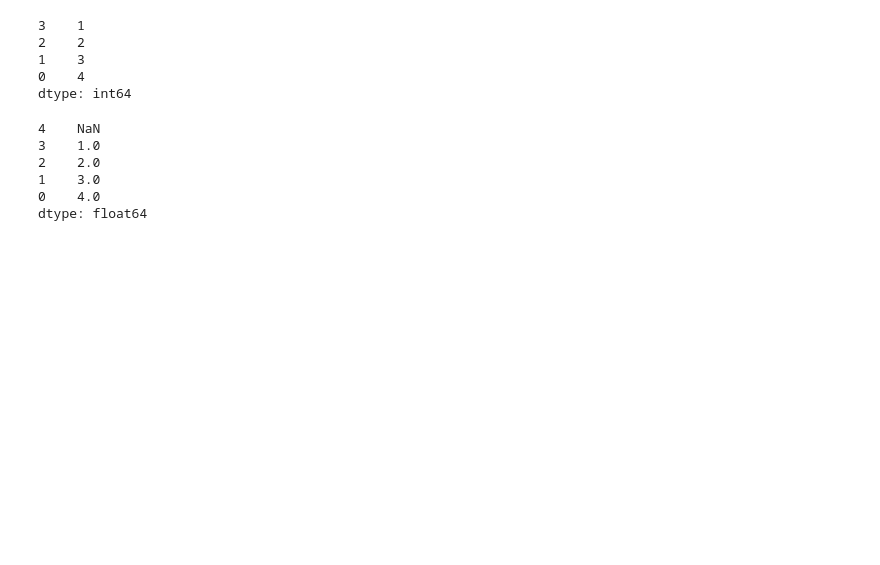
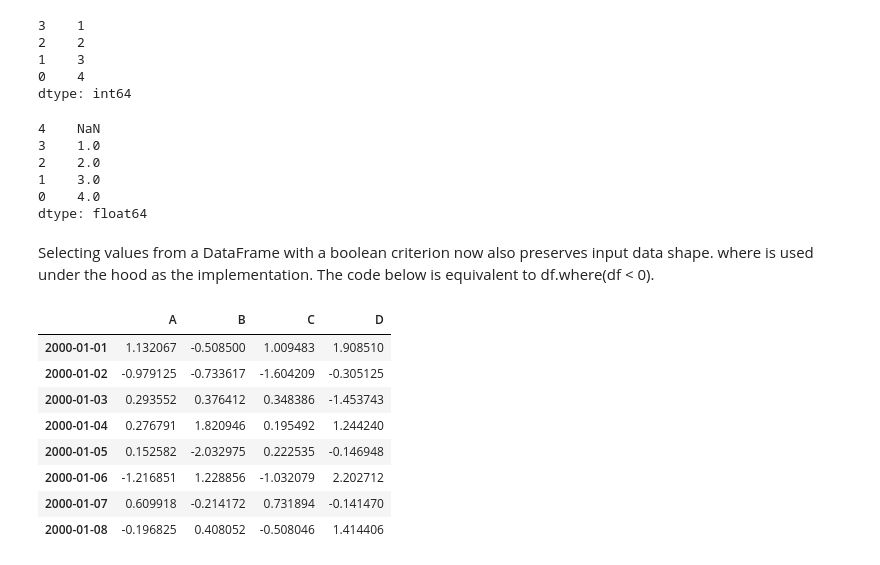
Before and after one commit to Raghushaf/Data_Study_Kaggle, a Jupyter notebook: pandas-learn-practise.ipynb, the cells around one changed output. Saved outputs shown, nothing was run; the diff lists cells and outputs as text; code cells hidden in the pictures; blank space fills up the shorter version.

```diff
--- a/pandas-learn-practise.ipynb
+++ b/pandas-learn-practise.ipynb
@@ -4256,3 +4258,19 @@ s.where(s > 0)
 1    3.0
 0    4.0
 dtype: float64
+# %% [markdown]
+Selecting values from a DataFrame with a boolean criterion now also preserves input data shape. where is used under the hood as the implementation. The code below is equivalent to df.where(df < 0).
+# %%
+df = pd.DataFrame(np.random.randn(8, 4),
+   ...:                   index=dates, columns=['A', 'B', 'C', 'D'])
+df
+# %% [output]
+|  | A | B | C | D |
+| 2000-01-01 | 1.132067 | -0.508500 | 1.009483 | 1.908510 |
+| 2000-01-02 | -0.979125 | -0.733617 | -1.604209 | -0.305125 |
+| 2000-01-03 | 0.293552 | 0.376412 | 0.348386 | -1.453743 |
+| 2000-01-04 | 0.276791 | 1.820946 | 0.195492 | 1.244240 |
+| 2000-01-05 | 0.152582 | -2.032975 | 0.222535 | -0.146948 |
+| 2000-01-06 | -1.216851 | 1.228856 | -1.032079 | 2.202712 |
+| 2000-01-07 | 0.609918 | -0.214172 | 0.731894 | -0.141470 |
+| 2000-01-08 | -0.196825 | 0.408052 | -0.508046 | 1.414406 |
```
Also changed, not shown: parts of 97 cells of this notebook.
